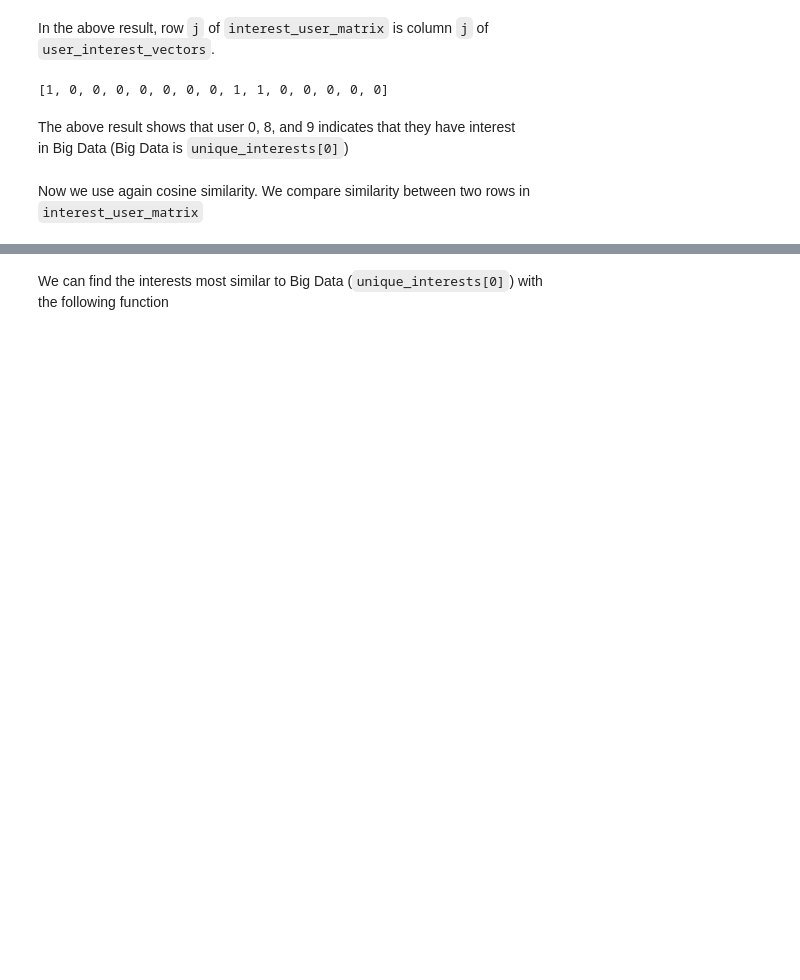
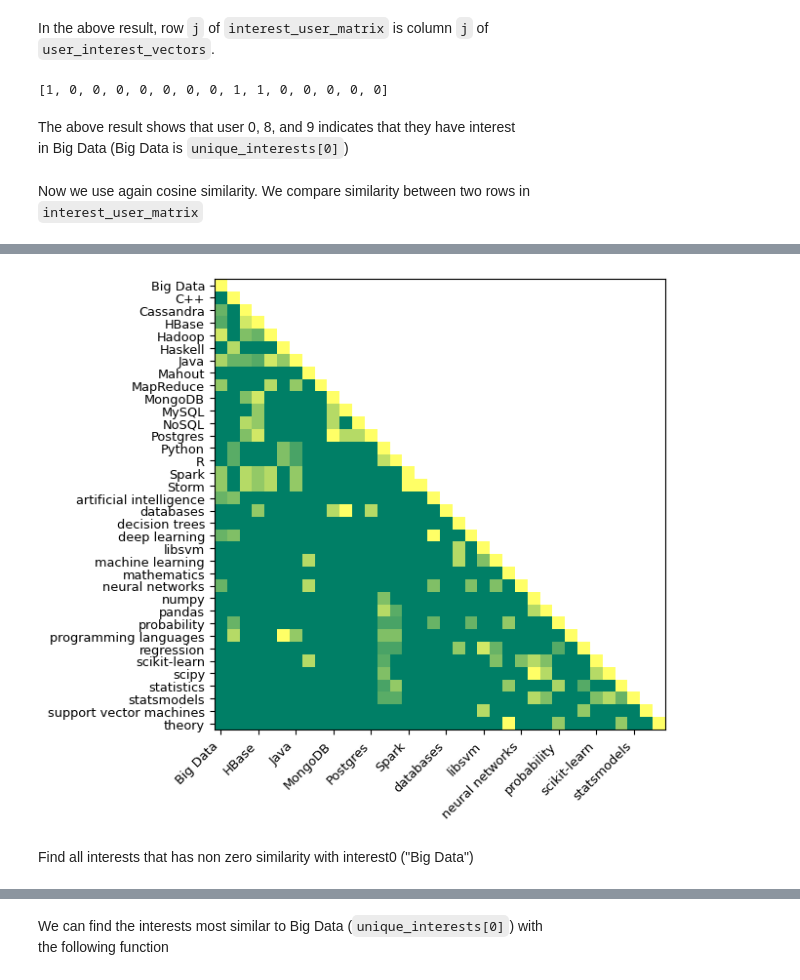
Before and after one commit to LugoBlogger/AK-201-426-data-science, a Jupyter notebook: ch-23-recom-sys-01-user-and-item-based-collabs.ipynb, the cells around one changed output, grey strips where cells are left out. Saved outputs shown, nothing was run; the diff lists cells and outputs as text; code cells hidden in the pictures; blank space fills up the shorter version.

```diff
--- a/ch-23-recom-sys-01-user-and-item-based-collabs.ipynb
+++ b/ch-23-recom-sys-01-user-and-item-based-collabs.ipynb
@@ -268,0 +358,6 @@ interest_user_matrix
+# %%
+interest_user_dict = {}
+for interest, item in zip(unique_interests, interest_user_matrix):
+  interest_user_dict[interest] = np.arange(len(interest_user_matrix[0]), dtype=int)[np.array(item, dtype=bool)]
+
+interest_user_dict
@@ -304,3 +417,23 @@ for interest_similarity in interest_similarities:
 ['0.000', '0.000', '0.000', '0.000', '0.000', '0.000', '0.000', '0.000', '0.000', '0.000', '0.000', '0.000', '0.000', '0.354', '0.354', '0.000', '0.000', '0.000', '0.000', '0.000', '0.000', '0.000', ' ...
 ['0.000', '0.000', '0.000', '0.000', '0.000', '0.000', '0.000', '0.000', '0.000', '0.000', '0.000', '0.000', '0.000', '0.000', '0.000', '0.000', '0.000', '0.000', '0.000', '0.000', '0.000', '0.707', ' ...
 ['0.000', '0.000', '0.000', '0.000', '0.000', '0.000', '0.000', '0.000', '0.000', '0.000', '0.000', '0.000', '0.000', '0.000', '0.000', '0.000', '0.000', '0.000', '0.000', '0.000', '0.000', '0.000', ' ...
+# %%
+A = np.array(interest_similarities)
+mask = np.tri(A.shape[0], k=-1).T
+A = np.ma.array(A, mask=mask) # mask out the lower triangle
+fig, ax = plt.subplots(figsize=(6, 6))
+cmap = colormaps.get_cmap('summer') # jet doesn't have white color
+cmap.set_bad('w') # default value is 'k'
+ax.imshow(A, interpolation="nearest", cmap=cmap, vmin=0, vmax=1)
+
+ax.set_yticks(np.arange(0, len(A), 1))
+ax.set_yticklabels([interest for interest in unique_interests[::]], fontsize="xx-small")
+
+ax.set_xticks(np.arange(0, len(A), 3))
+ax.set_xticklabels([interest for interest in unique_interests[::3]],
+                    rotation=45, ha="right", fontsize="xx-small")
+plt.show()
+# %% [output]
+[figure, added]
+# %% [markdown]
+Find all interests that has non zero similarity with interest0 ("Big Data")
```
Also changed, not shown: parts of 13 cells of this notebook, 20 other files.
